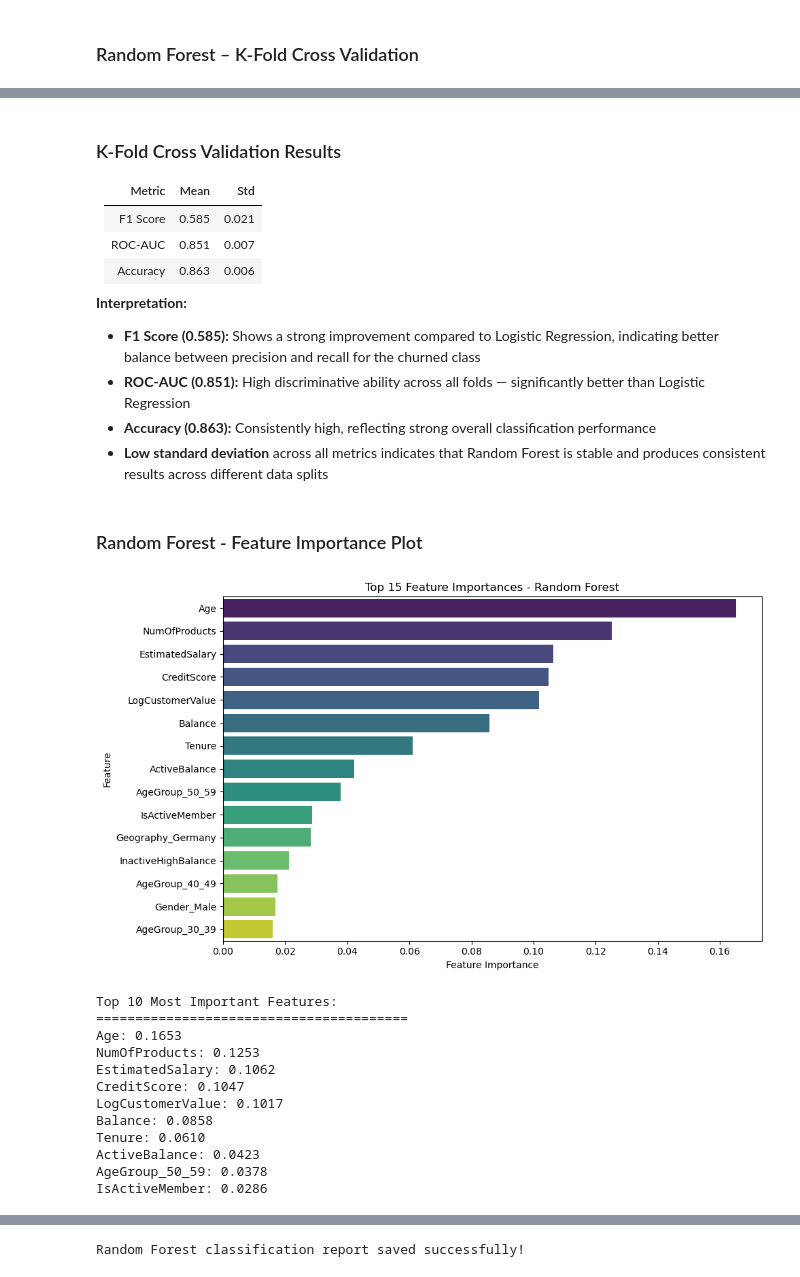
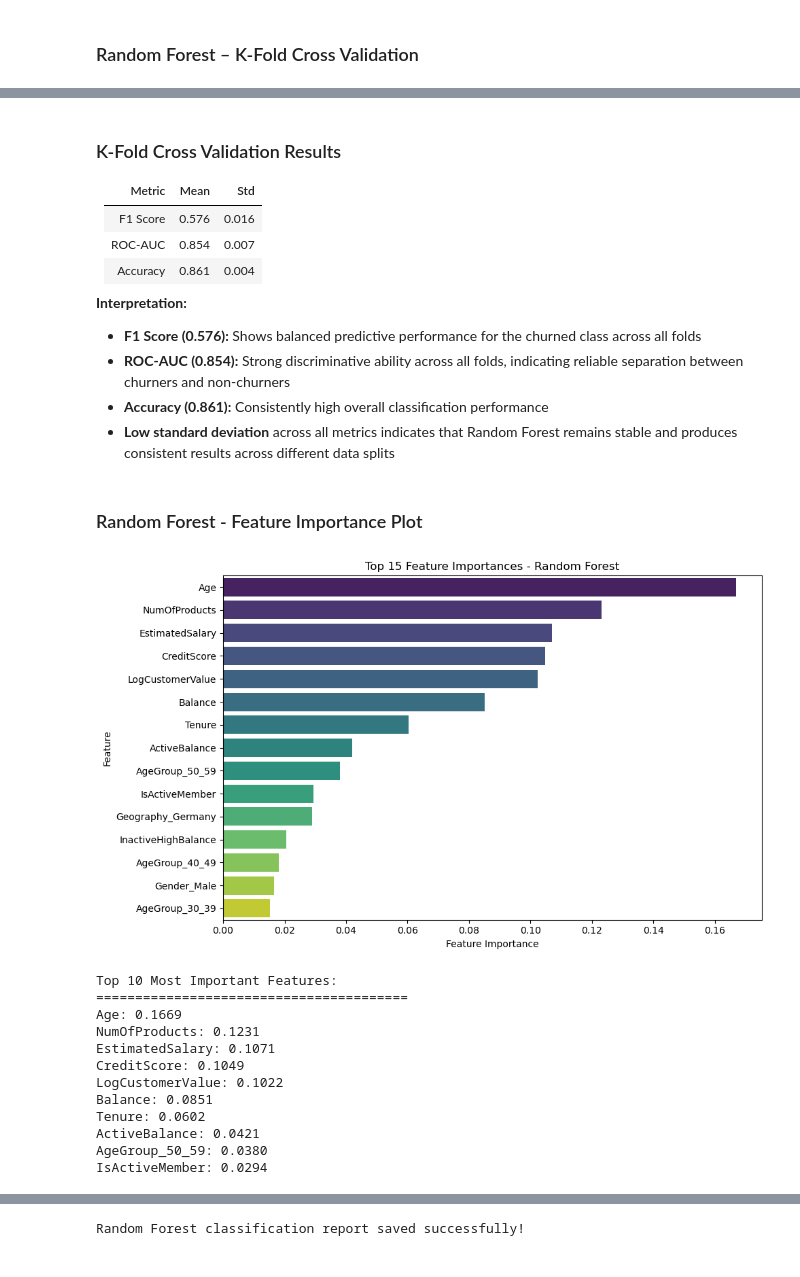
Before and after one commit to itsWesam/SWE485-Project-Group4, a Jupyter notebook: Phase1_Supervised_Learning.ipynb, the cells around one changed output, grey strips where cells are left out. Cells and saved outputs as stored; diff of their text form; code cells hidden in the pictures.

Commit message:
Finalize supervised learning churn prediction project

```diff
--- a/Phase1_Supervised_Learning.ipynb
+++ b/Phase1_Supervised_Learning.ipynb
@@ -1151,21 +1151,33 @@ Initial Accuracy: 0.862
 ### 10.3 Hyperparameter Tuning Process & Results
 We use GridSearchCV to find the best hyperparameters for Random Forest. We tune n_estimators, max_depth, and min_samples_split to improve performance.
 # %%
-from sklearn.model_selection import GridSearchCV
+from sklearn.pipeline import Pipeline
+from sklearn.model_selection import GridSearchCV, StratifiedKFold
+from sklearn.preprocessing import StandardScaler
 from sklearn.ensemble import RandomForestClassifier
+from sklearn.metrics import accuracy_score
+
+# Build pipeline so preprocessing happens correctly inside each CV fold
+rf_pipeline = Pipeline([
+    ('scaler', StandardScaler()),
+    ('rf', RandomForestClassifier(random_state=42))
+])
 
 # Define hyperparameter grid
-param_grid = {
-    'n_estimators': [100, 200],
-    'max_depth': [10, 20, None],
-    'min_samples_split': [2, 5]
+rf_param_grid = {
+    'rf__n_estimators': [100, 200],
+    'rf__max_depth': [10, 20, None],
+    'rf__min_samples_split': [2, 5]
 }
+
+# Stratified CV keeps class ratio stable across folds
+cv = StratifiedKFold(n_splits=5, shuffle=True, random_state=42)
 
 # Grid search with 5-fold cross validation
 grid_search = GridSearchCV(
-    RandomForestClassifier(random_state=42),
-    param_grid,
-    cv=5,
+    estimator=rf_pipeline,
+    param_grid=rf_param_grid,
+    cv=cv,
     scoring='f1',
     verbose=1,
     n_jobs=-1
@@ -1174,10 +1186,12 @@ grid_search = GridSearchCV(
 grid_search.fit(X_train, y_train)
 
 print("Best Parameters:", grid_search.best_params_)
-print("Best F1 Score:", grid_search.best_score_.round(3))
+print("Best F1 Score:", round(grid_search.best_score_, 3))
 
-# Retrain with best parameters
+# Best trained pipeline
 rf_model = grid_search.best_estimator_
+
+# Predict on test set
 rf_pred = rf_model.predict(X_test)
 
 print("Accuracy with best params:", round(accuracy_score(y_test, rf_pred), 3))
@@ -1357,64 +1399,64 @@ Std Accuracy: 0.006
 # %% [markdown]
 ### K-Fold Cross Validation Results
 
-| Metric   | Mean  | Std   |
-|----------|------|------|
-| F1 Score | 0.585 | 0.021 |
-| ROC-AUC  | 0.851 | 0.007 |
-| Accuracy | 0.863 | 0.006 |
+| Metric | Mean | Std |
+|--------|------|-----|
+| F1 Score | 0.576 | 0.016 |
+| ROC-AUC | 0.854 | 0.007 |
+| Accuracy | 0.861 | 0.004 |
 
 **Interpretation:**
 
-- **F1 Score (0.585):** Shows a strong improvement compared to Logistic Regression, indicating better balance between precision and recall for the churned class
-- **ROC-AUC (0.851):** High discriminative ability across all folds — significantly better than Logistic Regression
-- **Accuracy (0.863):** Consistently high, reflecting strong overall classification performance
-- **Low standard deviation** across all metrics indicates that Random Forest is stable and produces consistent results across different data splits
+- **F1 Score (0.576):** Shows balanced predictive performance for the churned class across all folds
+- **ROC-AUC (0.854):** Strong discriminative ability across all folds, indicating reliable separation between churners and non-churners
+- **Accuracy (0.861):** Consistently high overall classification performance
+- **Low standard deviation** across all metrics indicates that Random Forest remains stable and produces consistent results across different data splits
 # %% [markdown]
 ### Random Forest - Feature Importance Plot
 # %%
-importances = rf_model.feature_importances_
+importances = rf_model.named_steps['rf'].feature_importances_
 feature_names = X.columns.tolist()
 
 # Create DataFrame for visualization
 feat_imp_df = pd.DataFrame({
     'feature': feature_names,
     'importance': importances
 }).sort_values('importance', ascending=False)
 
 plt.figure(figsize=(10, 6))
 sns.barplot(
     data=feat_imp_df.head(15),
     x='importance',
     y='feature',
     hue='feature',
     palette='viridis',
     legend=False
 )
 plt.xlabel('Feature Importance')
 plt.ylabel('Feature')
 plt.title('Top 15 Feature Importances - Random Forest')
 plt.tight_layout()
 plt.show()
 
 # Print top features
 print("\nTop 10 Most Important Features:")
 print("="*40)
 for _, row in feat_imp_df.head(10).iterrows():
     print(f"{row['feature']}: {row['importance']:.4f}")
 # %% [output]
-[figure, old version]
+[figure, new version]
 Top 10 Most Important Features:
 ========================================
-Age: 0.1653
-NumOfProducts: 0.1253
-EstimatedSalary: 0.1062
-CreditScore: 0.1047
-LogCustomerValue: 0.1017
-Balance: 0.0858
-Tenure: 0.0610
-ActiveBalance: 0.0423
-AgeGroup_50_59: 0.0378
-IsActiveMember: 0.0286
+Age: 0.1669
+NumOfProducts: 0.1231
+EstimatedSalary: 0.1071
+CreditScore: 0.1049
+LogCustomerValue: 0.1022
+Balance: 0.0851
+Tenure: 0.0602
+ActiveBalance: 0.0421
+AgeGroup_50_59: 0.0380
+IsActiveMember: 0.0294
 # %% [markdown]
 ### Feature Importance Interpretation
 
```
Also changed, not shown: parts of 18 cells of this notebook, 9 other files.
